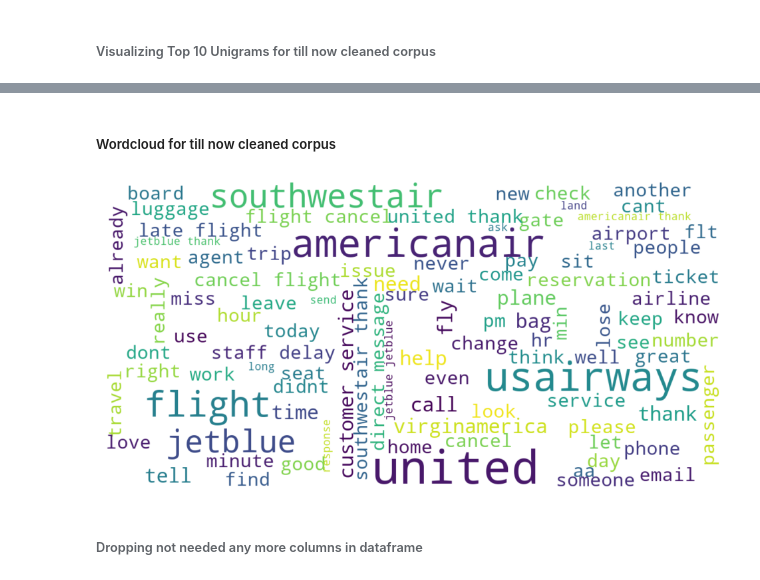
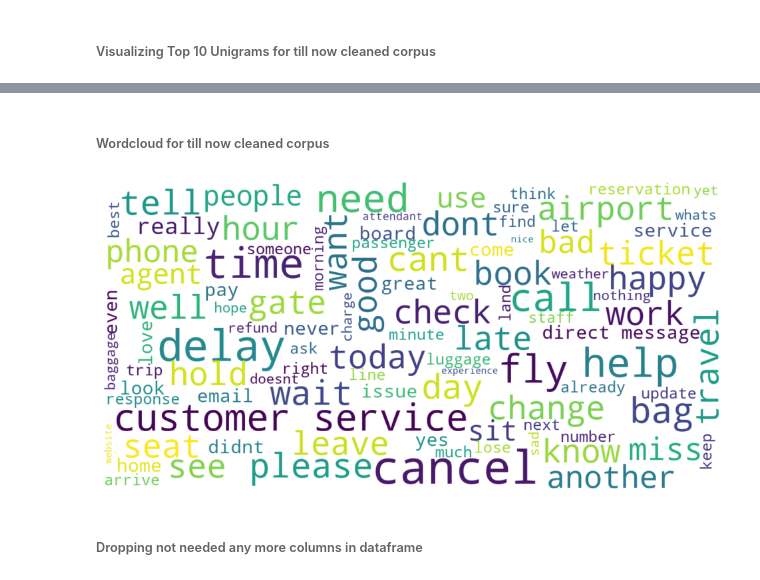
Before and after one commit to roxannekyr/nlp-airline-sentiment-classifier-ann, a Jupyter notebook: notebook/nlp_airline_sentiment_classifier.ipynb, the cells around one changed output, grey strips where cells are left out. Drawn from its saved outputs; the diff is of its cells as text; code cells hidden in the pictures.

```diff
--- a/notebook/nlp_airline_sentiment_classifier.ipynb
+++ b/notebook/nlp_airline_sentiment_classifier.ipynb
@@ -870,7 +916,7 @@ def remove_urls(text):
         return text
 
     #Regex pattern to match http, https, and www URLs
-    url_pattern = re.compile(r'http[s]?://\S+|www\.\S+')
+    url_pattern = re.compile(r'http[s]?://\S+|www\.\S+|\S+\.com\b|\S+\.net\b|\S+\.org\b')
 
     #Replacing the matched URLs with an empty string
     return url_pattern.sub(r'', text)
@@ -898,7 +944,7 @@ def translate_emoticons(text):
     """Translates ASCII emoticons to words BEFORE punctuation is removed"""
     text = str(text)
     for emoticon, word in EMOTICON_DICT.items():
-        text = re.sub(re.escape(emoticon), word, text, flags=re.IGNORECASE)
+        text = re.sub(emoticon, word, text, flags=re.IGNORECASE)
     return text
 
 #Applying this to the raw text :
@@ -1127,7 +1173,7 @@ stop_words = set(stopwords.words('english'))
 negation_words = {"no", "not", "nor", "never", "neither", "nobody", "nothing",
                   "nowhere", "don't", "doesn't", "didn't", "won't", "wouldn't",
                   "couldn't", "shouldn't", "isn't", "aren't", "wasn't", "weren't",
-                  "hasn't", "haven't", "hadn't", "can't", "cannot"}
+                  "hasn't", "haven't", "hadn't", "can't", "cannot","dont","cant"}
 
 #Removing negation words from stopwords list
 stop_words = stop_words - negation_words
@@ -1891,15 +1702,38 @@ Remaining stopwords after second pass to clean reintroduced stopwords from chat
 # %% [markdown]
 ###### Removing consecutive duplicate words found in till now cleaned text rows
 # %%
-def remove_consecutive_duplicates(text):
-    """Removes consecutive duplicate words """
+#Merging punctuation with the negation words to create a master "keep" list
+exceptions_to_keep = {"!", "?", "!!", "??"}.union(negation_words)
+
+#Function for removing consecutive duplicate words and filter out 1-2 character words, while protecting
+#critical negation words and specific punctuation:
+
+def clean_and_filter_text(text):
+    """
+    Removes consecutive duplicate words and filters out 1-2 character words,
+    protecting critical negation words and specific punctuation.
+    """
     words = str(text).split()
-    return " ".join([word for i, word in enumerate(words) if i == 0 or word != words[i-1]])
+    result = []
 
+    for i, word in enumerate(words):
+        #Skipping consecutive duplicates
+        if i > 0 and word == words[i-1]:
+            continue
+
+        #Skipping 1-2 character words EXCEPT if they are in our protected list
+        if len(word) <= 2 and word not in exceptions_to_keep:
+            continue
+
+        result.append(word)
+
+    return " ".join(result)
+
+#Applying the function to the dataframe
 df_text_tweets["lemmatized_cleaned_text_final"] = (
     df_text_tweets["lemmatized_cleaned_text_final"]
-    .apply(remove_consecutive_duplicates)
-    .str.replace(r'\s+', ' ', regex=True)
+    .apply(clean_and_filter_text)
+    .str.replace(r'\s+', ' ', regex=True) #Cleaning any double spaces
     .str.strip()
 )
 
@@ -1992,40 +1826,40 @@ plt.show()
 # %% [markdown]
-##### Wordcloud for till now cleaned corpus
+###### Wordcloud for till now cleaned corpus
 # %%
-from wordcloud import WordCloud, STOPWORDS as workcloud_stopwords
+from wordcloud import WordCloud, STOPWORDS as wordcloud_stopwords
 
 def show_wordcloud(data):
     #Combining the list of strings into one single string (if it not already)
     if isinstance(data, pd.Series):
         text = ' '.join(data.astype(str))
     elif isinstance(data, list):
         text = ' '.join(data)
     else:
         text = str(data)
 
     #Configuring the WordCloud
     wordcloud = WordCloud(
         background_color='white',
-        stopwords=workcloud_stopwords,
+        stopwords=wordcloud_stopwords,
         max_words=100,
         max_font_size=30,
         scale=3,
         random_state=1
     )
 
     #Generating the word cloud
     wordcloud.generate(text)
 
     #Plotting the image
     fig = plt.figure(1, figsize=(12, 12))
     plt.axis('off')
     plt.imshow(wordcloud, interpolation='bilinear')
     plt.show()
 
 #Calling the function with the corpus
 show_wordcloud(corpus)
 # %% [output]
-[figure, old version]
+[figure, new version]
 # %% [markdown]
 ###### Dropping not needed any more columns in dataframe
 # %%
```
Also changed, not shown: parts of 71 cells of this notebook, 1 other file.
